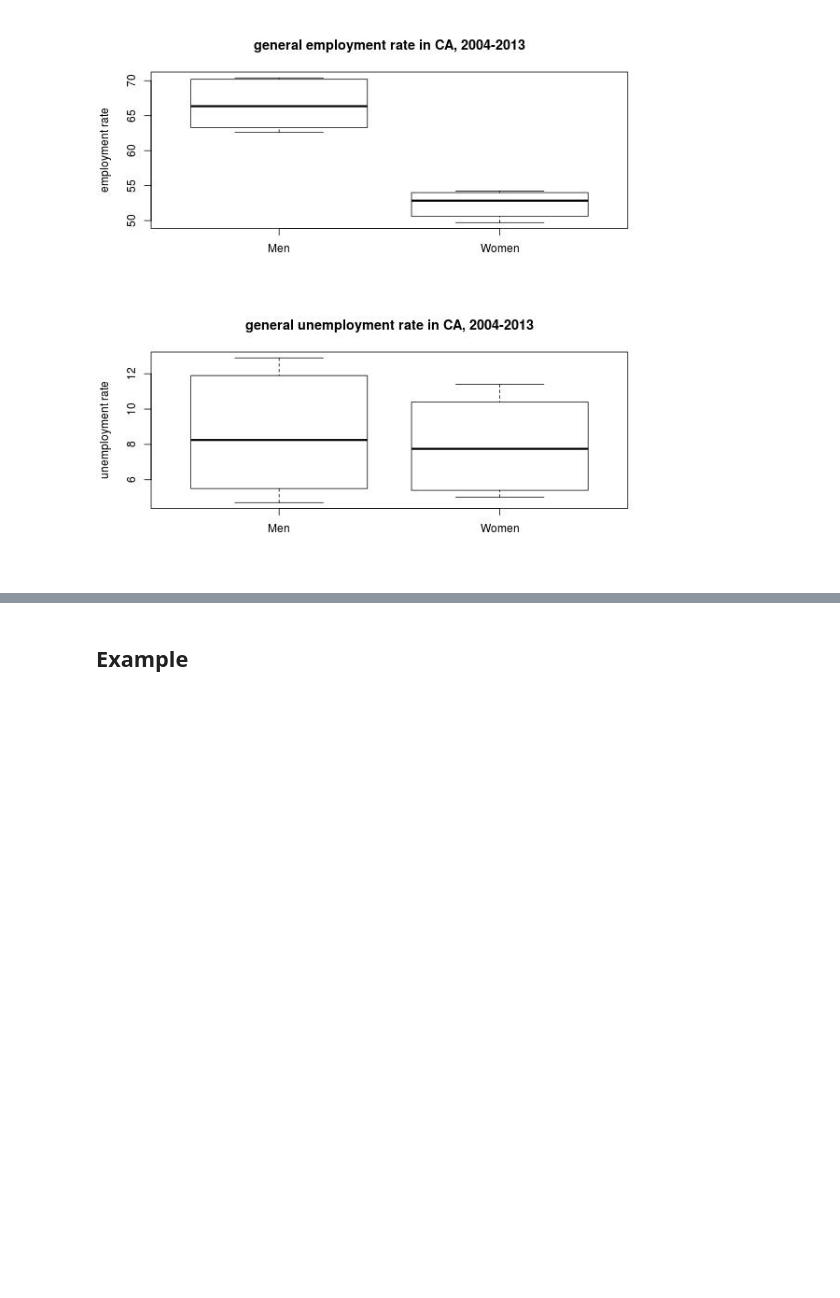
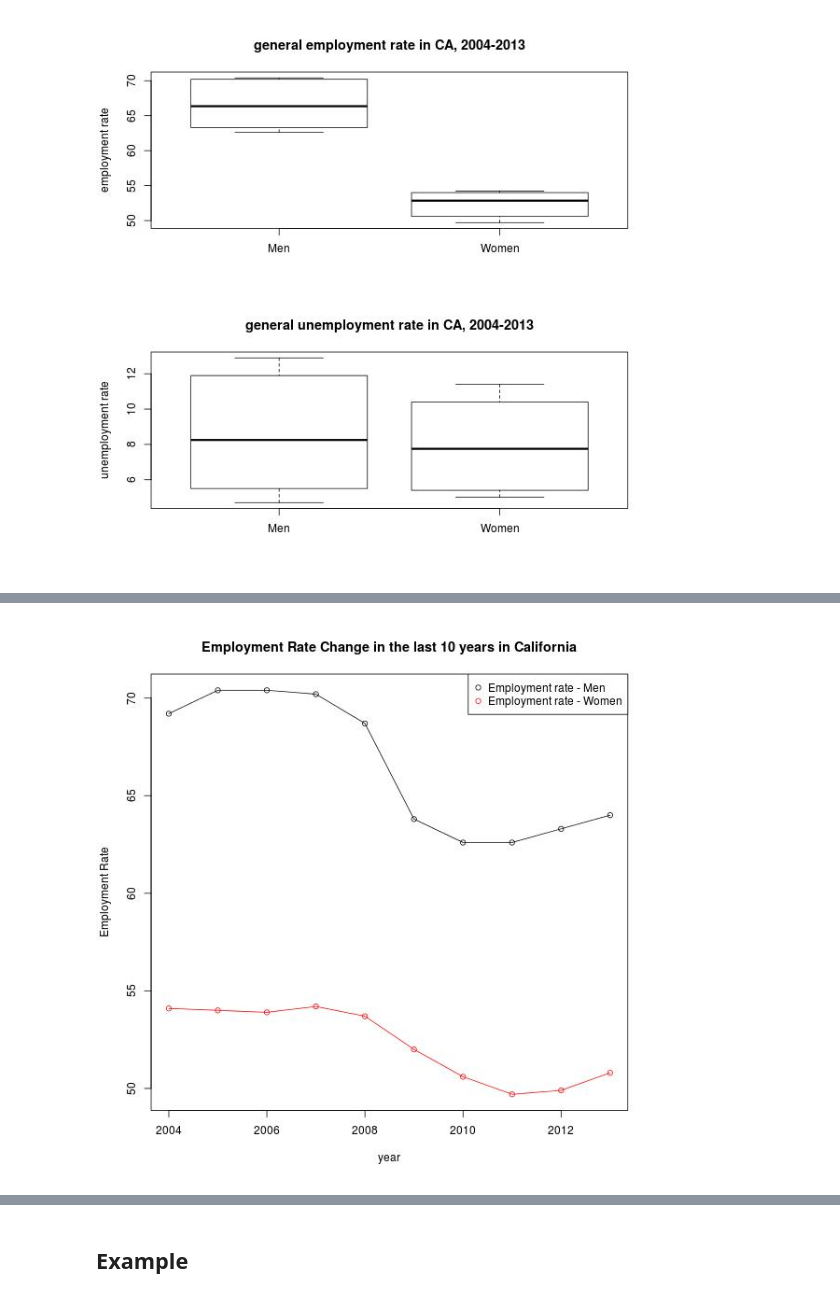
Before and after one commit to yuhanw/Team_Four.0, a Jupyter notebook: notebooks/NB2_data_cleaning.ipynb, the cells around one changed output, grey strips where cells are left out. Drawn from its saved outputs; the diff is of its cells as text; code cells hidden in the pictures; blank space fills up the shorter version.

```diff
--- a/notebooks/NB2_data_cleaning.ipynb
+++ b/notebooks/NB2_data_cleaning.ipynb
@@ -319,0 +395,4 @@ Image('summary CA general.jpeg')
+# %%
+Image('general trend.jpeg')
+# %% [output]
+[figure, added]
```
Also changed, not shown: parts of 19 cells of this notebook.
